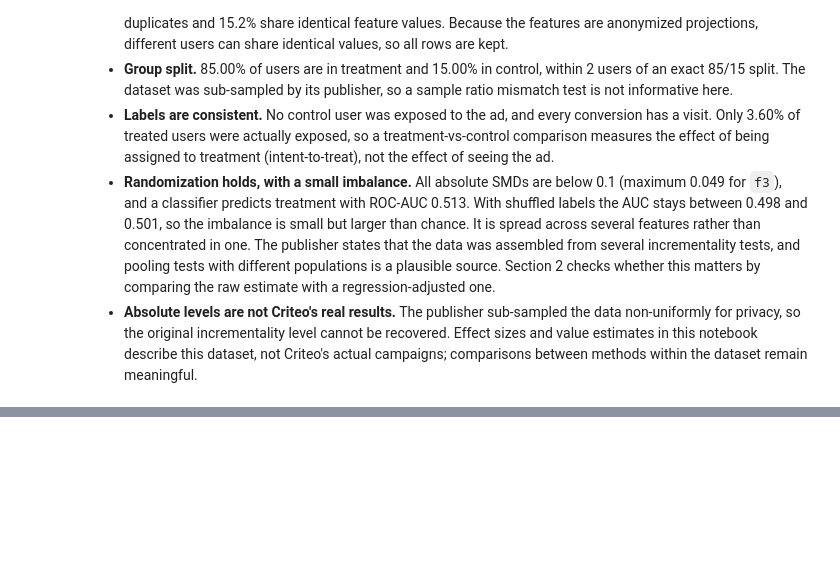
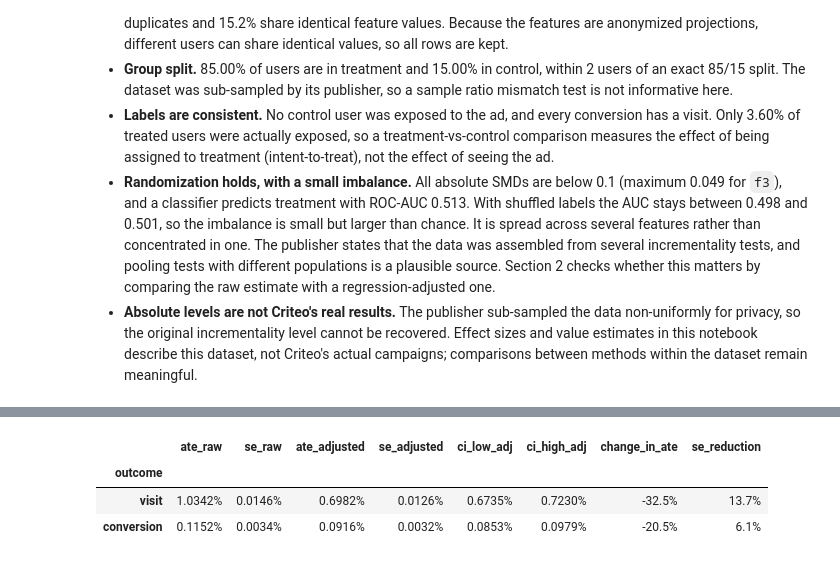
Before and after one commit to LindaZhao-neu/criteo-uplift-analysis, a Jupyter notebook: notebooks/criteo_uplift_analysis.ipynb, the cells around one changed output, grey strips where cells are left out. Saved outputs shown, nothing was run; the diff lists cells and outputs as text; code cells hidden in the pictures; blank space fills up the shorter version.

```diff
--- a/notebooks/criteo_uplift_analysis.ipynb
+++ b/notebooks/criteo_uplift_analysis.ipynb
@@ -393,0 +463,42 @@ dtype: float64
+# %%
+def regression_adjusted_ate(data, outcome, features=FEATURE_COLS, group="treatment"):
+    n = len(data)
+    Xf = data[features].to_numpy(dtype=np.float64)
+    Xf -= Xf.mean(axis=0)
+    X = np.column_stack([np.ones(n), data[group].to_numpy(dtype=np.float64), Xf])
+    del Xf
+    y = data[outcome].to_numpy(dtype=np.float64)
+
+    XtX_inv = np.linalg.inv(X.T @ X)
+    beta = XtX_inv @ (X.T @ y)
+    resid = y - X @ beta
+    meat = (X * (resid ** 2)[:, None]).T @ X
+    cov = XtX_inv @ meat @ XtX_inv  # HC0 robust covariance
+    return beta[1], np.sqrt(cov[1, 1])
+
+start = time.time()
+rows = []
+for y in OUTCOMES:
+    adj, adj_se = regression_adjusted_ate(df, y)
+    raw, raw_se = itt.loc[y, "ate"], itt.loc[y, "se"]
+    rows.append({
+        "outcome": y,
+        "ate_raw": raw,
+        "se_raw": raw_se,
+        "ate_adjusted": adj,
+        "se_adjusted": adj_se,
+        "ci_low_adj": adj - Z * adj_se,
+        "ci_high_adj": adj + Z * adj_se,
+        "change_in_ate": adj / raw - 1,
+        "se_reduction": 1 - adj_se / raw_se,
+    })
+print(f"Elapsed: {time.time() - start:,.1f} s")
+
+adjusted = pd.DataFrame(rows).set_index("outcome")
+adjusted.style.format({
+    "ate_raw": "{:.4%}", "se_raw": "{:.4%}",
+    "ate_adjusted": "{:.4%}", "se_adjusted": "{:.4%}",
+    "ci_low_adj": "{:.4%}", "ci_high_adj": "{:.4%}",
+    "change_in_ate": "{:+.1%}", "se_reduction": "{:.1%}",
+})
+# %% [output]
@@ -393,0 +506,4 @@ dtype: float64
+|  | ate_raw | se_raw | ate_adjusted | se_adjusted | ci_low_adj | ci_high_adj | change_in_ate | se_reduction |
+| outcome |  |  |  |  |  |  |  |  |
+| visit | 1.0342% | 0.0146% | 0.6982% | 0.0126% | 0.6735% | 0.7230% | -32.5% | 13.7% |
+| conversion | 0.1152% | 0.0034% | 0.0916% | 0.0032% | 0.0853% | 0.0979% | -20.5% | 6.1% |
```
Also changed, not shown: parts of 20 cells of this notebook.
